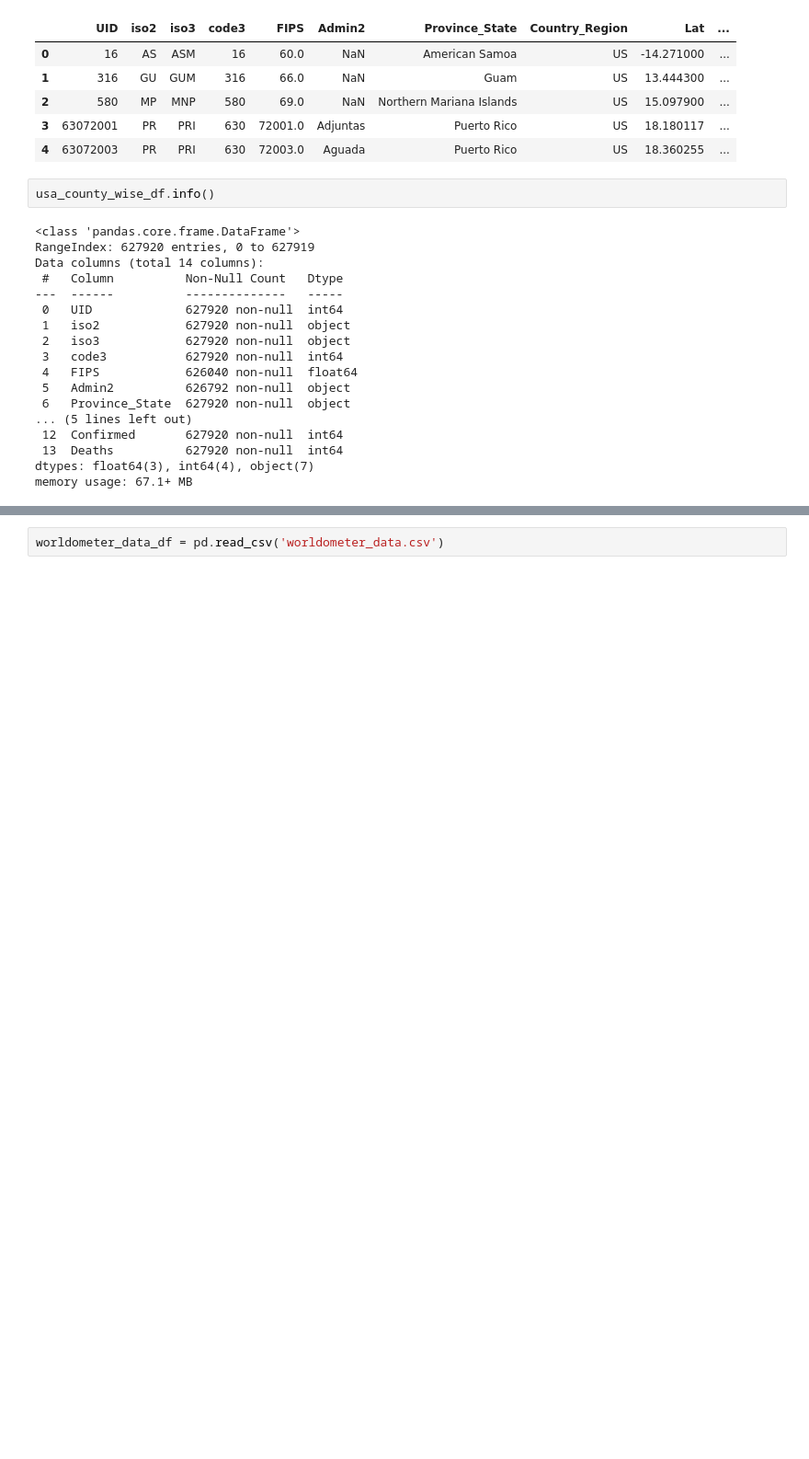
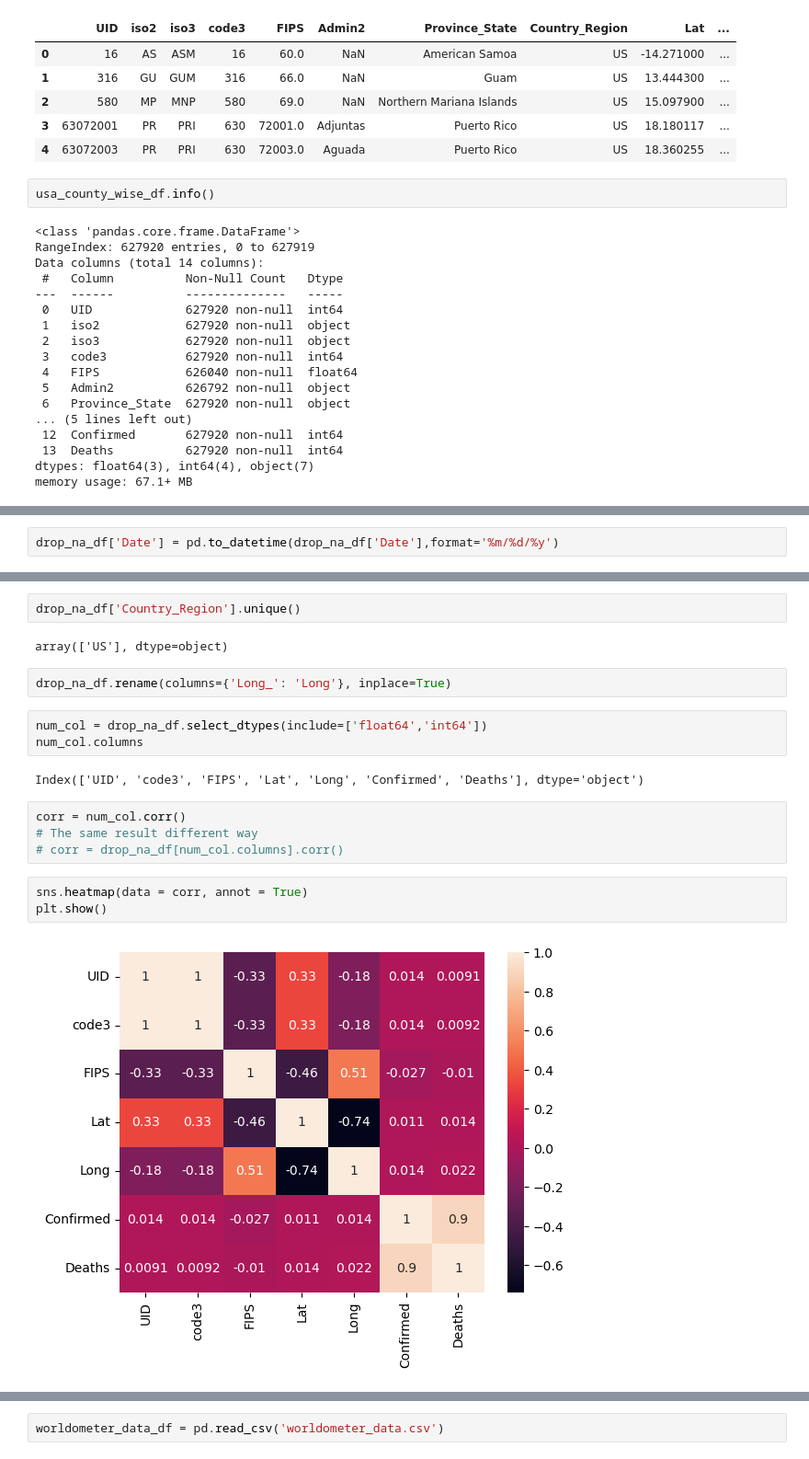
Before and after one commit to 27Swa/HackerRank-python-problems, a Jupyter notebook: Data preprocessing and visualization/covid-19-analysis-and-visualization.ipynb, the cells around one changed output, grey strips where cells are left out. Shown at 92% size. Cells and saved outputs as stored; diff of their text form; blank space fills up the shorter version.

```diff
--- a/Data preprocessing and visualization/covid-19-analysis-and-visualization.ipynb
+++ b/Data preprocessing and visualization/covid-19-analysis-and-visualization.ipynb
@@ -918,0 +1011,2 @@ memory usage: 67.1+ MB
+# %%
+drop_na_df['Date'] = pd.to_datetime(drop_na_df['Date'],format='%m/%d/%y')
@@ -918,0 +1033,20 @@ memory usage: 67.1+ MB
+# %%
+drop_na_df['Country_Region'].unique()
+# %% [output]
+array(['US'], dtype=object)
+# %%
+drop_na_df.rename(columns={'Long_': 'Long'}, inplace=True)
+# %%
+num_col = drop_na_df.select_dtypes(include=['float64','int64'])
+num_col.columns
+# %% [output]
+Index(['UID', 'code3', 'FIPS', 'Lat', 'Long', 'Confirmed', 'Deaths'], dtype='object')
+# %%
+corr = num_col.corr()
+# The same result different way
+# corr = drop_na_df[num_col.columns].corr()
+# %%
+sns.heatmap(data = corr, annot = True)
+plt.show()
+# %% [output]
+[figure, added]
```
Also changed, not shown: parts of 52 cells of this notebook.
